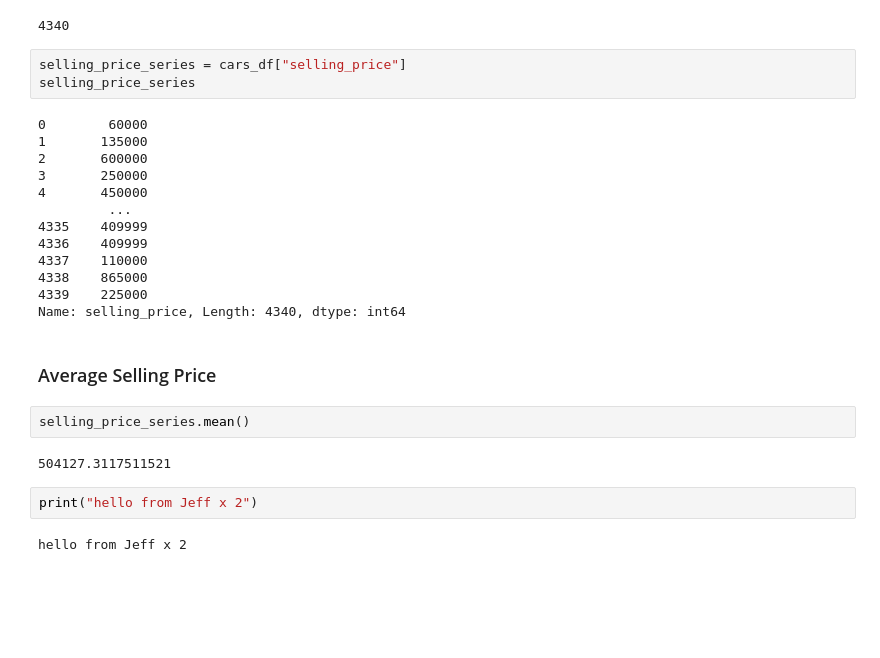
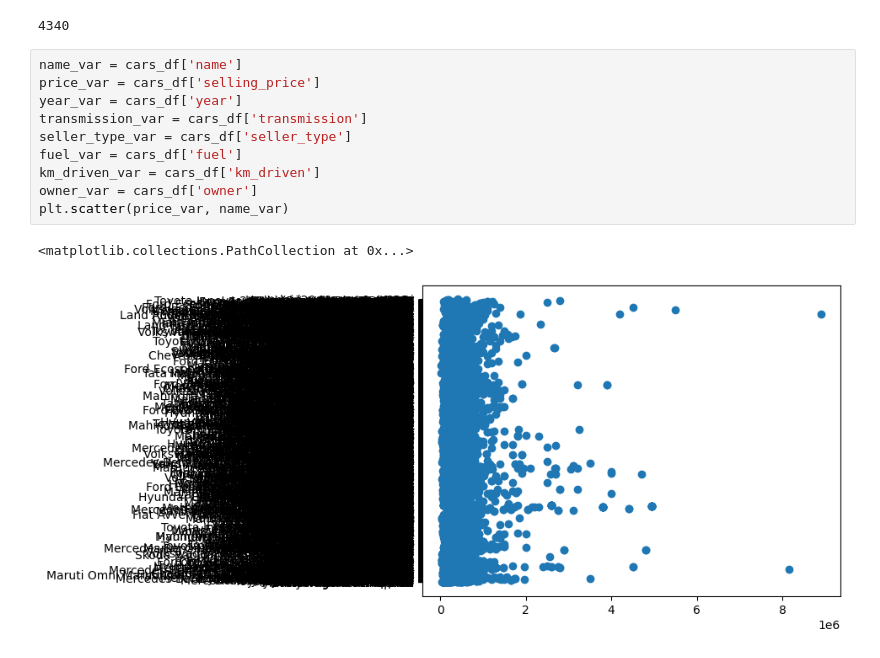
Before and after one commit to Scottymichaelmillerguy/cars-details-repo, a Jupyter notebook: car-details.ipynb, the cells around one changed output. Cells and saved outputs as stored; diff of their text form; blank space fills up the shorter version.

```diff
--- a/car-details.ipynb
+++ b/car-details.ipynb
@@ -60,29 +62,16 @@ cars_df.head(5)
 len(cars_df)
 # %% [output]
 4340
-# %%
-selling_price_series = cars_df["selling_price"]
-selling_price_series
-# %% [output]
-0        60000
-1       135000
-2       600000
-3       250000
-4       450000
-         ...
-4335    409999
-4336    409999
-4337    110000
-4338    865000
-4339    225000
-Name: selling_price, Length: 4340, dtype: int64
-# %% [markdown]
-### Average Selling Price
-# %%
-selling_price_series.mean()
-# %% [output]
-504127.3117511521
-# %%
-print("hello from Jeff x 2")
-# %% [output]
-hello from Jeff x 2
+# %%
+name_var = cars_df['name']
+price_var = cars_df['selling_price']
+year_var = cars_df['year']
+transmission_var = cars_df['transmission']
+seller_type_var = cars_df['seller_type']
+fuel_var = cars_df['fuel']
+km_driven_var = cars_df['km_driven']
+owner_var = cars_df['owner']
+plt.scatter(price_var, name_var)
+# %% [output]
+<matplotlib.collections.PathCollection at 0x...>
+[figure, added]
```
Also changed, not shown: parts of 17 cells of this notebook.
